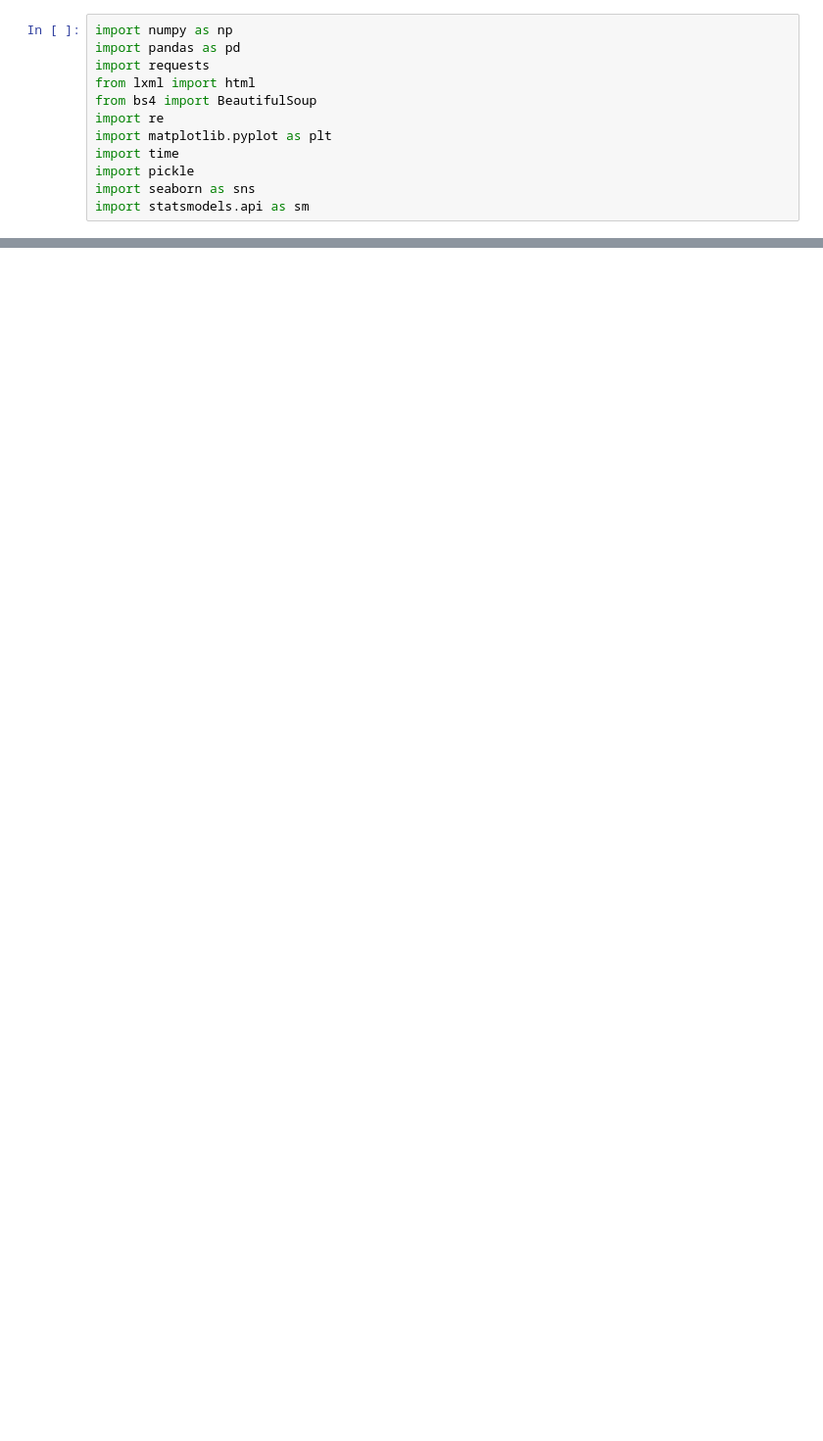
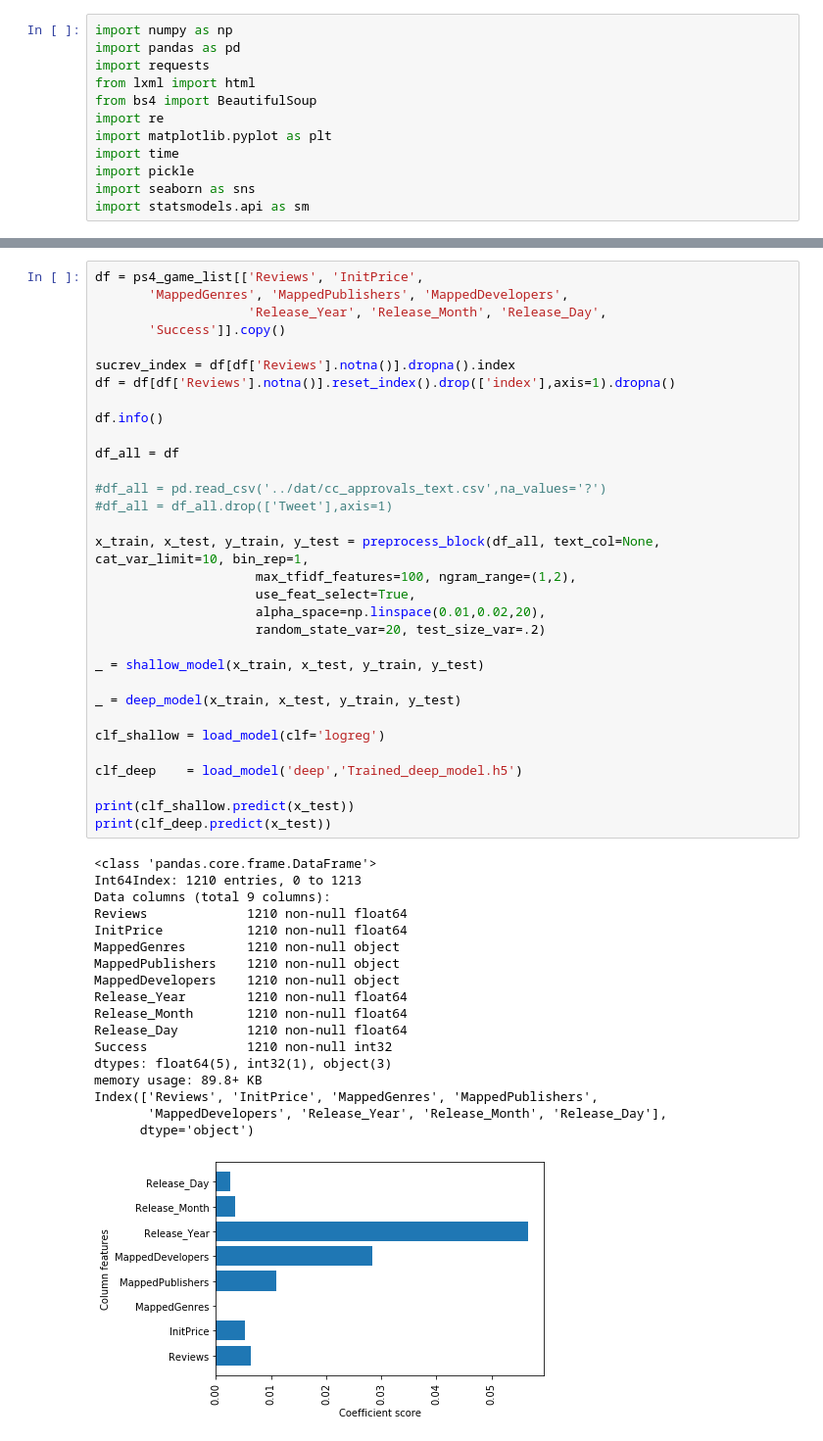
Before and after one commit to ashwin2rai/no_more_backlogs, a Jupyter notebook: notebooks/prototype_1.ipynb, the cells around one changed output, grey strips where cells are left out. Shown at 98% size. Drawn from its saved outputs; the diff is of its cells as text; blank space fills up the shorter version.

Commit message:
Rudimentary model using AutoClassifier

```diff
--- a/notebooks/prototype_1.ipynb
+++ b/notebooks/prototype_1.ipynb
@@ -343,0 +448,51 @@ https://psprices.com/region-us/search/?q=20xx&platform=PS4&dlc=hide
+# %%
+df = ps4_game_list[['Reviews', 'InitPrice',
+       'MappedGenres', 'MappedPublishers', 'MappedDevelopers',
+                    'Release_Year', 'Release_Month', 'Release_Day',
+       'Success']].copy()
+
+sucrev_index = df[df['Reviews'].notna()].dropna().index
+df = df[df['Reviews'].notna()].reset_index().drop(['index'],axis=1).dropna()
+
+df.info()
+
+df_all = df
+
+#df_all = pd.read_csv('../dat/cc_approvals_text.csv',na_values='?')
+#df_all = df_all.drop(['Tweet'],axis=1)
+
+x_train, x_test, y_train, y_test = preprocess_block(df_all, text_col=None, cat_var_limit=10, bin_rep=1,
+                     max_tfidf_features=100, ngram_range=(1,2),
+                     use_feat_select=True,
+                     alpha_space=np.linspace(0.01,0.02,20),
+                     random_state_var=20, test_size_var=.2)
+
+_ = shallow_model(x_train, x_test, y_train, y_test)
+
+_ = deep_model(x_train, x_test, y_train, y_test)
+
+clf_shallow = load_model(clf='logreg')
+
+clf_deep    = load_model('deep','Trained_deep_model.h5')
+
+print(clf_shallow.predict(x_test))
+print(clf_deep.predict(x_test))
+# %% [output]
+<class 'pandas.core.frame.DataFrame'>
+Int64Index: 1210 entries, 0 to 1213
+Data columns (total 9 columns):
+Reviews             1210 non-null float64
+InitPrice           1210 non-null float64
+MappedGenres        1210 non-null object
+MappedPublishers    1210 non-null object
+MappedDevelopers    1210 non-null object
+Release_Year        1210 non-null float64
+Release_Month       1210 non-null float64
+Release_Day         1210 non-null float64
+Success             1210 non-null int32
+dtypes: float64(5), int32(1), object(3)
+memory usage: 89.8+ KB
+Index(['Reviews', 'InitPrice', 'MappedGenres', 'MappedPublishers',
+       'MappedDevelopers', 'Release_Year', 'Release_Month', 'Release_Day'],
+      dtype='object')
+[figure, added]
```
Also changed, not shown: parts of 16 cells of this notebook, 4 other files.
